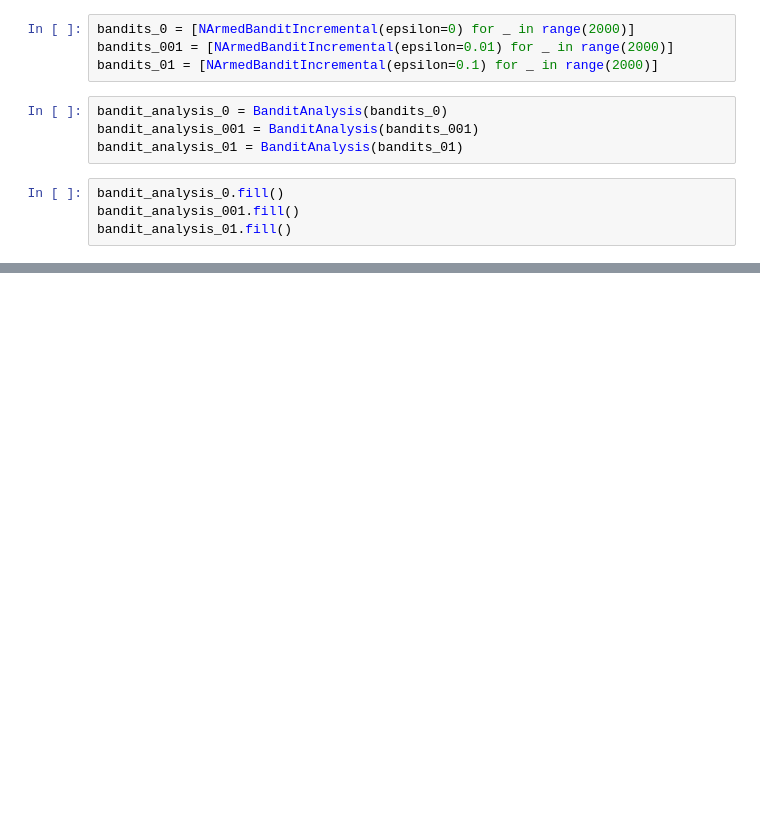
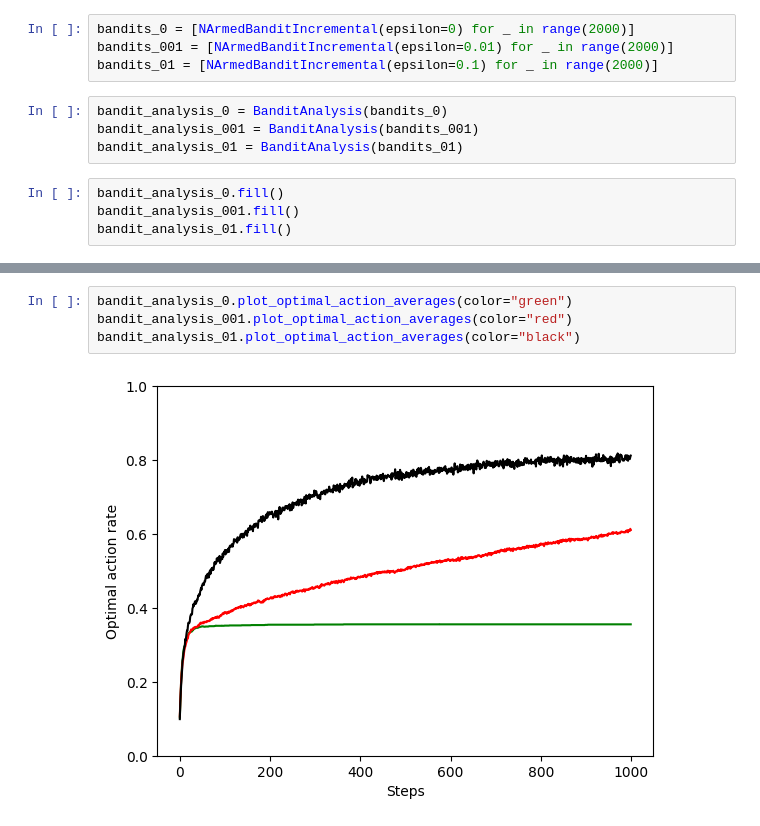
Before and after one commit to mattiasgullstrand/sutton_barto, a Jupyter notebook: 10-armed_testbed.ipynb, the cells around one changed output, grey strips where cells are left out. Cells and saved outputs as stored; diff of their text form; blank space fills up the shorter version.

```diff
--- a/10-armed_testbed.ipynb
+++ b/10-armed_testbed.ipynb
@@ -167,0 +213,6 @@ bandit_analysis_001.plot_reward_averages(color="red", show=True)
+# %%
+bandit_analysis_0.plot_optimal_action_averages(color="green")
+bandit_analysis_001.plot_optimal_action_averages(color="red")
+bandit_analysis_01.plot_optimal_action_averages(color="black")
+# %% [output]
+[figure, added]
```
Also changed, not shown: parts of 18 cells of this notebook.
